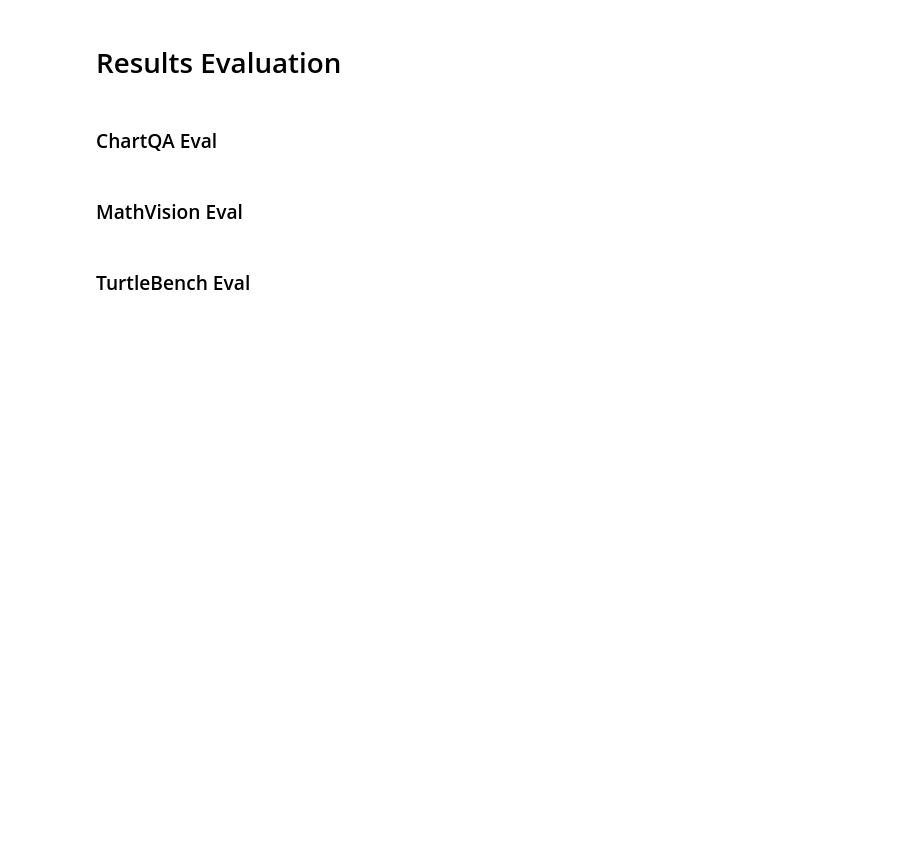
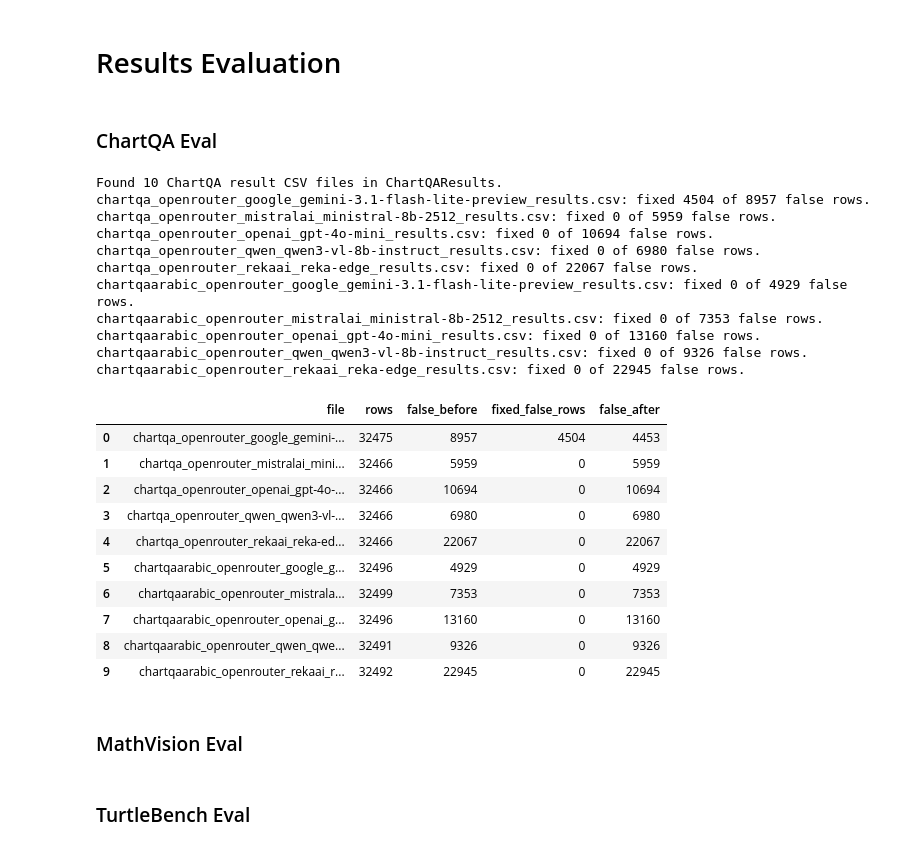
Before and after one commit to Ahmed-S-Ahmed/ThesisCode, a Jupyter notebook: Openrouter.ipynb, the cells around one changed output. Cells and saved outputs as stored; diff of their text form; code cells hidden in the pictures; blank space fills up the shorter version.

Commit message:
results update

```diff
--- a/Openrouter.ipynb
+++ b/Openrouter.ipynb
@@ -1367,7 +1367,7 @@ from datetime import datetime
 
 CHARTQA_RESULTS_DIR = Path("ChartQAResults")
 CHARTQA_NUMERIC_TOLERANCE = 0.05
-CHARTQA_CREATE_BACKUP = True
+CHARTQA_CREATE_BACKUP = False
 
 
 def chartqa_eval_normalize_text(value):
@@ -1520,33 +1520,56 @@ def revaluate_chartqa_false_rows(results_dir=CHARTQA_RESULTS_DIR):
             if "ground_truth_ar" in df.columns:
                 gt_values.append(row.get("ground_truth_ar"))
 
             if evaluate_chartqa_robust(row.get("model_answer"), *gt_values):
                 df.at[idx, "evaluation_passed"] = True
                 fixed_count += 1
 
         if fixed_count:
             if CHARTQA_CREATE_BACKUP:
                 backup_file = csv_file.with_suffix(f".before_chartqa_reeval_{backup_stamp}.csv")
                 csv_file.replace(backup_file)
                 df.to_csv(csv_file, index=False, encoding="utf-8-sig")
             else:
                 df.to_csv(csv_file, index=False, encoding="utf-8-sig")
 
         false_after = false_before - fixed_count
         summary.append({
             "file": csv_file.name,
             "rows": len(df),
             "false_before": false_before,
             "fixed_false_rows": fixed_count,
             "false_after": false_after,
         })
         print(f"{csv_file.name}: fixed {fixed_count} of {false_before} false rows.")
 
     return pd.DataFrame(summary)
 
 
 chartqa_reeval_summary = revaluate_chartqa_false_rows()
 chartqa_reeval_summary
+# %% [output]
+Found 10 ChartQA result CSV files in ChartQAResults.
+chartqa_openrouter_google_gemini-3.1-flash-lite-preview_results.csv: fixed 4504 of 8957 false rows.
+chartqa_openrouter_mistralai_ministral-8b-2512_results.csv: fixed 0 of 5959 false rows.
+chartqa_openrouter_openai_gpt-4o-mini_results.csv: fixed 0 of 10694 false rows.
+chartqa_openrouter_qwen_qwen3-vl-8b-instruct_results.csv: fixed 0 of 6980 false rows.
+chartqa_openrouter_rekaai_reka-edge_results.csv: fixed 0 of 22067 false rows.
+chartqaarabic_openrouter_google_gemini-3.1-flash-lite-preview_results.csv: fixed 0 of 4929 false rows.
+chartqaarabic_openrouter_mistralai_ministral-8b-2512_results.csv: fixed 0 of 7353 false rows.
+chartqaarabic_openrouter_openai_gpt-4o-mini_results.csv: fixed 0 of 13160 false rows.
+chartqaarabic_openrouter_qwen_qwen3-vl-8b-instruct_results.csv: fixed 0 of 9326 false rows.
+chartqaarabic_openrouter_rekaai_reka-edge_results.csv: fixed 0 of 22945 false rows.
+|  | file | rows | false_before | fixed_false_rows | false_after |
+| 0 | chartqa_openrouter_google_gemini-... | 32475 | 8957 | 4504 | 4453 |
+| 1 | chartqa_openrouter_mistralai_mini... | 32466 | 5959 | 0 | 5959 |
+| 2 | chartqa_openrouter_openai_gpt-4o-... | 32466 | 10694 | 0 | 10694 |
+| 3 | chartqa_openrouter_qwen_qwen3-vl-... | 32466 | 6980 | 0 | 6980 |
+| 4 | chartqa_openrouter_rekaai_reka-ed... | 32466 | 22067 | 0 | 22067 |
+| 5 | chartqaarabic_openrouter_google_g... | 32496 | 4929 | 0 | 4929 |
+| 6 | chartqaarabic_openrouter_mistrala... | 32499 | 7353 | 0 | 7353 |
+| 7 | chartqaarabic_openrouter_openai_g... | 32496 | 13160 | 0 | 13160 |
+| 8 | chartqaarabic_openrouter_qwen_qwe... | 32491 | 9326 | 0 | 9326 |
+| 9 | chartqaarabic_openrouter_rekaai_r... | 32492 | 22945 | 0 | 22945 |
 # %% [markdown]
 ### MathVision Eval
 # %%
```
Also changed, not shown: parts of 1 cell of this notebook, 15 other files.
